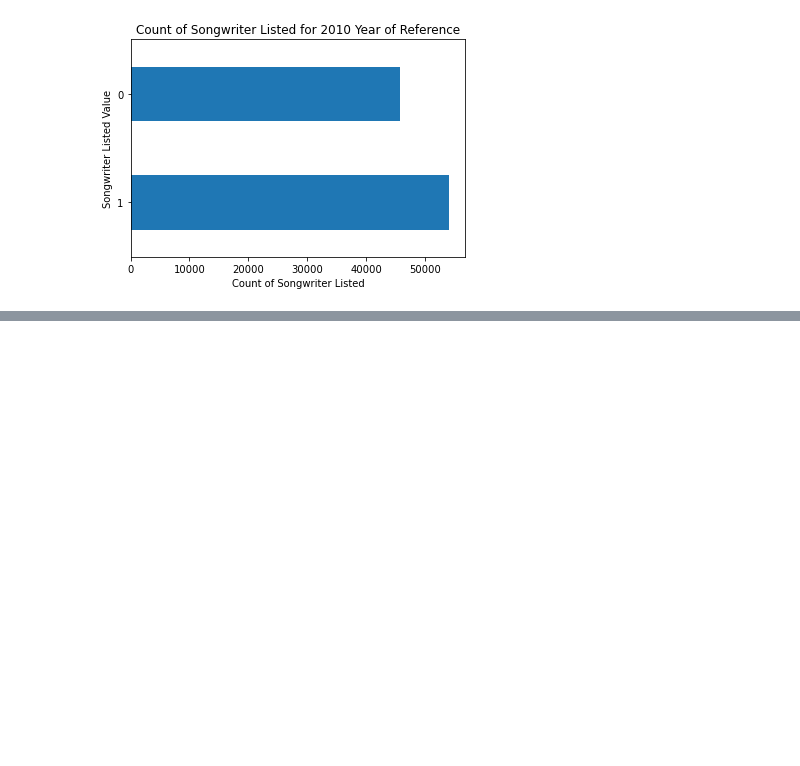
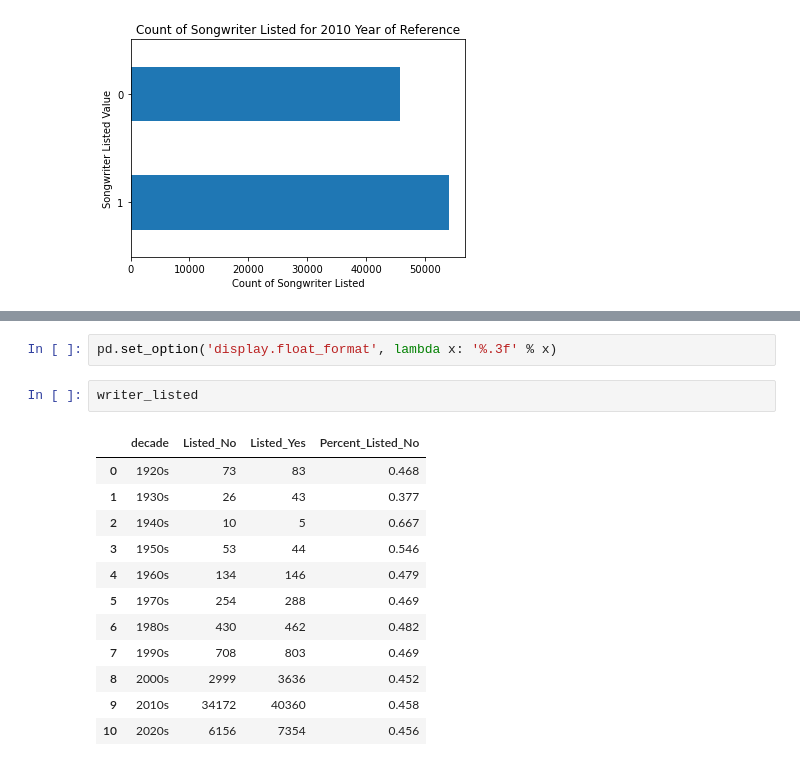
Before and after one commit to LJRollerII/mlc-project-napster, a Jupyter notebook: Notebooks/Napster_Final.ipynb, the cells around one changed output, grey strips where cells are left out. Drawn from its saved outputs; the diff is of its cells as text; blank space fills up the shorter version.

```diff
--- a/Notebooks/Napster_Final.ipynb
+++ b/Notebooks/Napster_Final.ipynb
@@ -510,0 +589,17 @@ Text(0.5, 1.0, 'Count of Songwriter Listed for 2010 Year of Reference')
+# %%
+pd.set_option('display.float_format', lambda x: '%.3f' % x)
+# %%
+writer_listed
+# %% [output]
+|  | decade | Listed_No | Listed_Yes | Percent_Listed_No |
+| 0 | 1920s | 73 | 83 | 0.468 |
+| 1 | 1930s | 26 | 43 | 0.377 |
+| 2 | 1940s | 10 | 5 | 0.667 |
+| 3 | 1950s | 53 | 44 | 0.546 |
+| 4 | 1960s | 134 | 146 | 0.479 |
+| 5 | 1970s | 254 | 288 | 0.469 |
+| 6 | 1980s | 430 | 462 | 0.482 |
+| 7 | 1990s | 708 | 803 | 0.469 |
+| 8 | 2000s | 2999 | 3636 | 0.452 |
+| 9 | 2010s | 34172 | 40360 | 0.458 |
+| 10 | 2020s | 6156 | 7354 | 0.456 |
```
Also changed, not shown: parts of 11 cells of this notebook.
